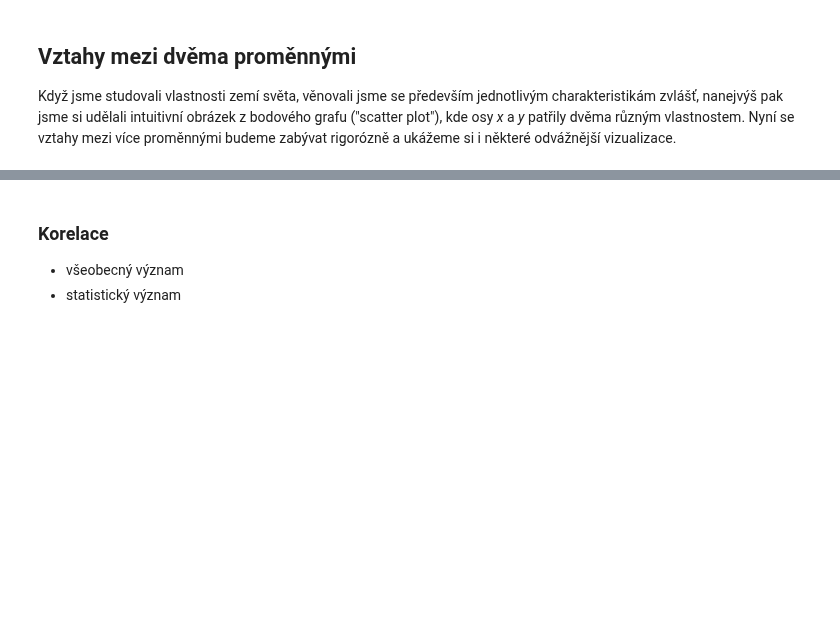
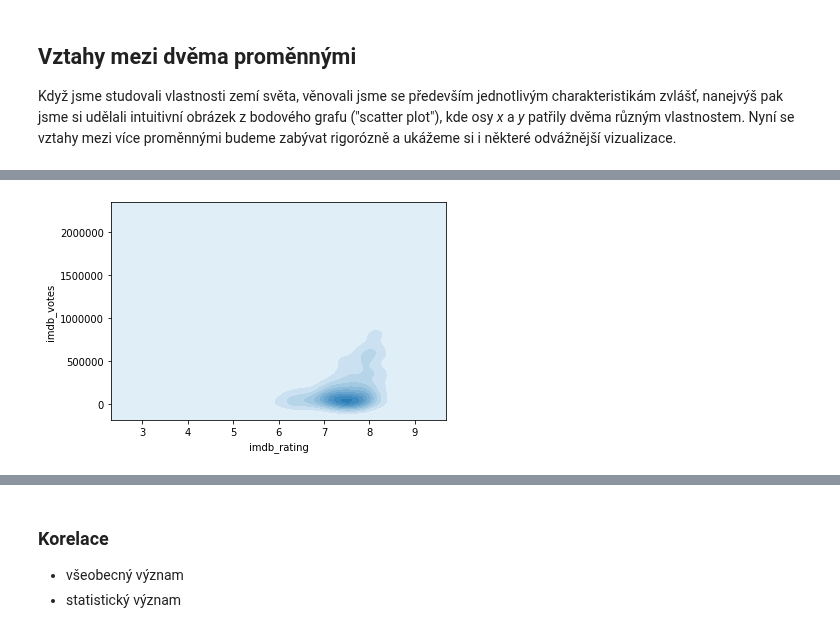
Before and after one commit to janpipek/naucse.python.cz, a Jupyter notebook: lessons/pydata/pandas_correlations/index.ipynb, the cells around one changed output, grey strips where cells are left out. Cells and saved outputs as stored; diff of their text form; code cells hidden in the pictures; blank space fills up the shorter version.

```diff
--- a/lessons/pydata/pandas_correlations/index.ipynb
+++ b/lessons/pydata/pandas_correlations/index.ipynb
@@ -625,0 +633,6 @@ sns.scatterplot(
+# %%
+ax = sns.kdeplot(movies_complete["imdb_rating"], movies_complete["imdb_votes"], shade=True)
+#ax.set_ylim(10000, 3000000)
+#ax.set_yscale("log")
+# %% [output]
+[figure, added]
```
Also changed, not shown: parts of 24 cells of this notebook.
